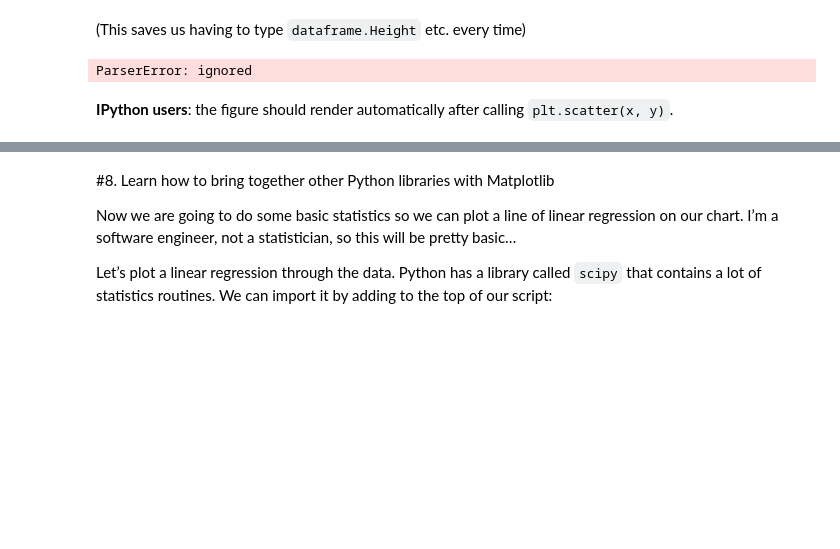
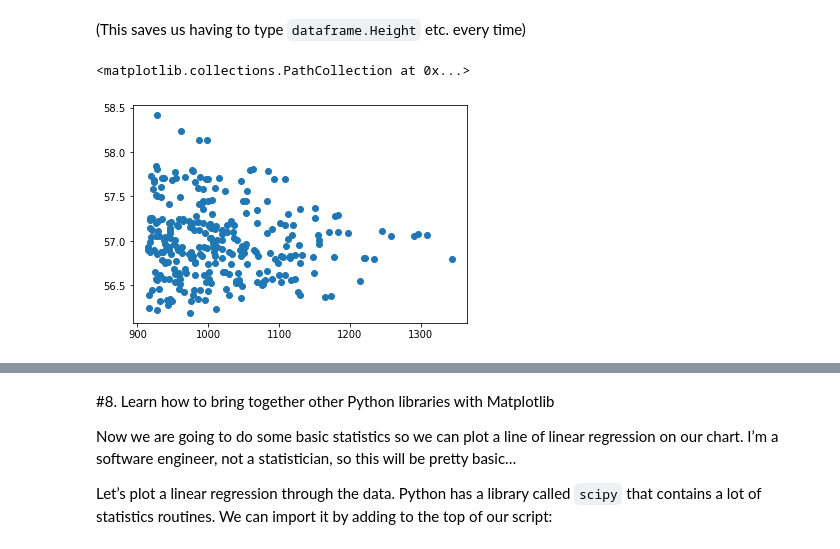
Before and after one commit to brainhack-uiowa/python-novice-inflammation-colab, a Jupyter notebook: 10_Python_Data_Analysis_with_Pandas_and_Matplotlib.ipynb, the cells around one changed output, grey strips where cells are left out. Cells and saved outputs as stored; diff of their text form; code cells hidden in the pictures; blank space fills up the shorter version.

```diff
--- a/10_Python_Data_Analysis_with_Pandas_and_Matplotlib.ipynb
+++ b/10_Python_Data_Analysis_with_Pandas_and_Matplotlib.ipynb
@@ -469,13 +427,15 @@ Let’s have a look at the relationship between two varibles in our Scottish hil
 # %%
 import pandas as pd
 import matplotlib.pyplot as plt
 
 dataframe = pd.read_csv("scottish_hills.csv")
-x = dataframe.Height
-y = dataframe.Latitude
-plt.scatter(x, y)
-plt.show()  # or plt.savefig("name.png")
+x = dataframe["Height"]
+y = dataframe["Latitude"]
+
+# pythonic style (preferred)
+fig = plt.figure()
+ax = fig.add_subplot(1, 1, 1)
+ax.scatter(x, y)
 # %% [output]
-ParserError: ignored
+<matplotlib.collections.PathCollection at 0x...>
+[figure, added]
-# %% [markdown]
-**IPython users**: the figure should render automatically after calling `plt.scatter(x, y)`.
```
Also changed, not shown: parts of 51 cells of this notebook.
